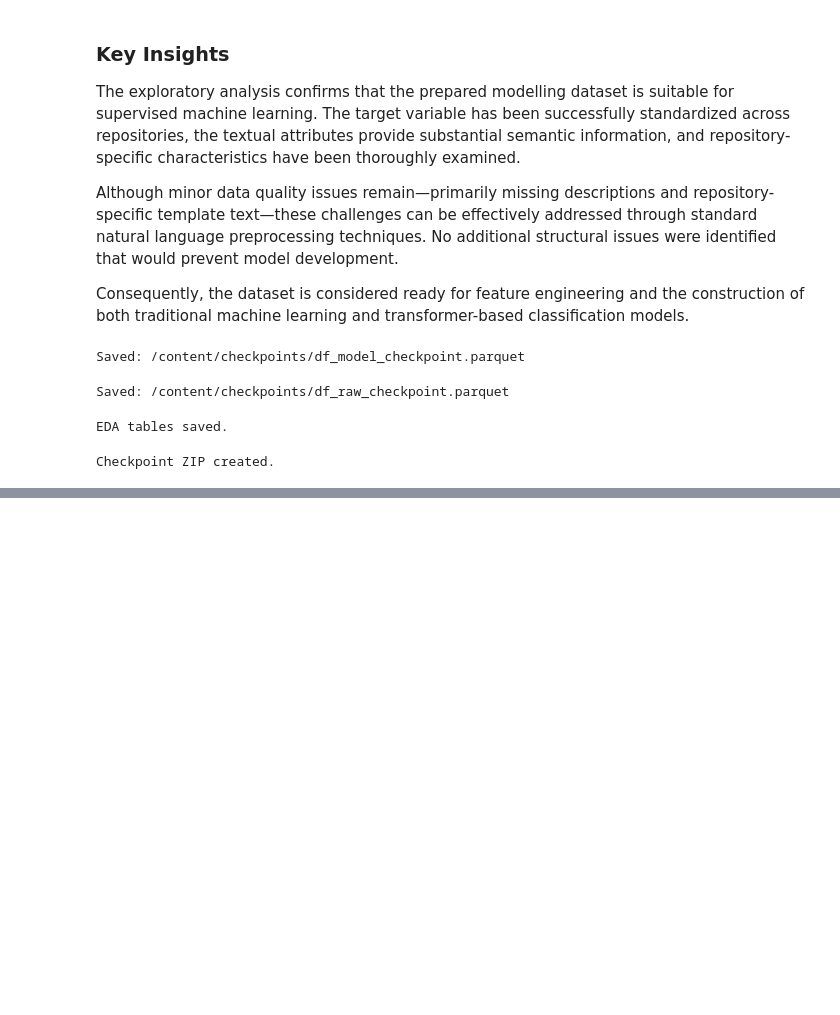
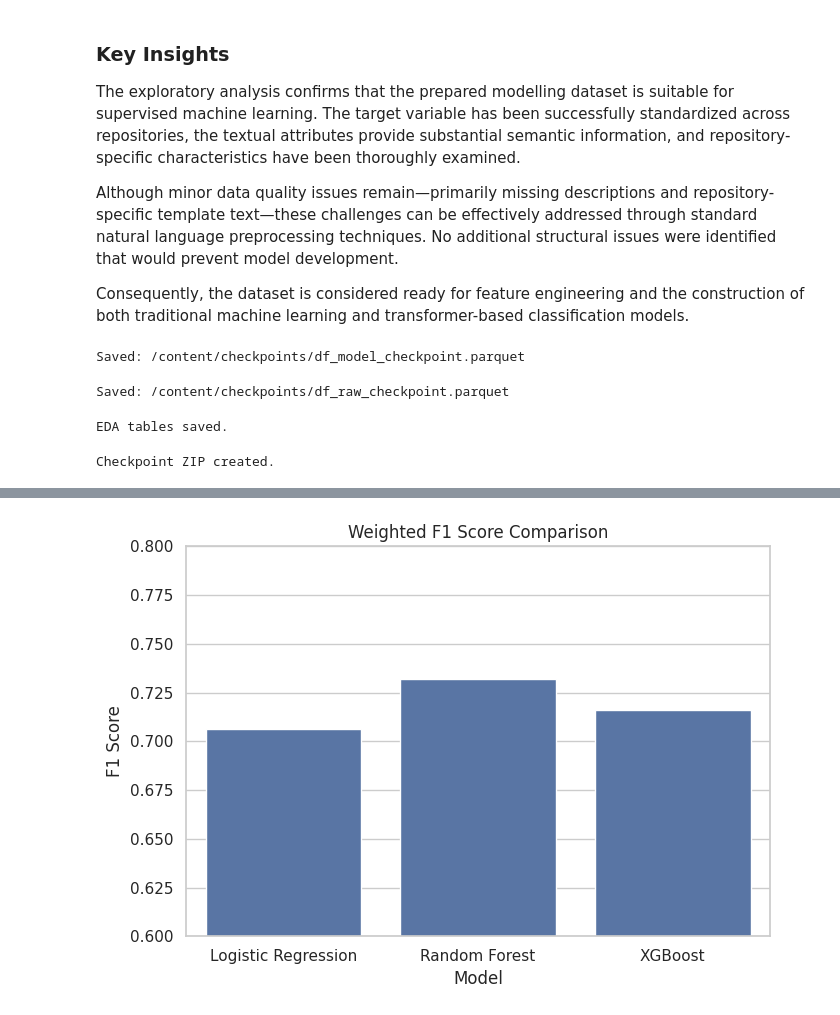
Before and after one commit to SamikshKodgire/AAI-590_CapstoneProject_BugTriaging, a Jupyter notebook: AAI590_CApstoneProject.ipynb, the cells around one changed output, grey strips where cells are left out. Cells and saved outputs as stored; diff of their text form; code cells hidden in the pictures; blank space fills up the shorter version.

```diff
--- a/AAI590_CApstoneProject.ipynb
+++ b/AAI590_CApstoneProject.ipynb
@@ -2356,0 +4453,22 @@ files.download("/content/Project_Checkpoint.zip")
+# %%
+# ==========================================================
+# Weighted F1 Comparison
+# ==========================================================
+
+plt.figure(figsize=(7,5))
+
+sns.barplot(
+    data=comparison,
+    x="Model",
+    y="F1 Score"
+)
+
+plt.ylim(0.6,0.8)
+
+plt.title("Weighted F1 Score Comparison")
+
+plt.tight_layout()
+
+plt.show()
+# %% [output]
+[figure, added]
```
Also changed, not shown: parts of 74 cells of this notebook.
